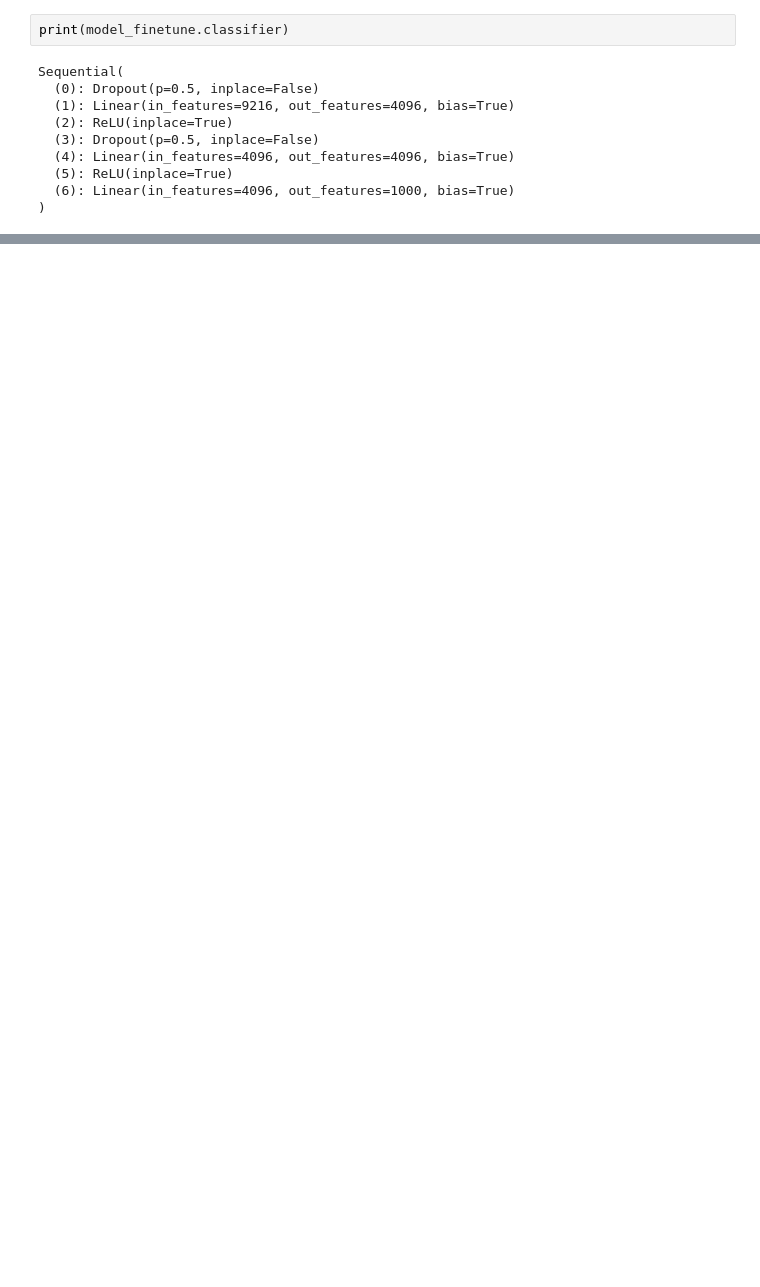
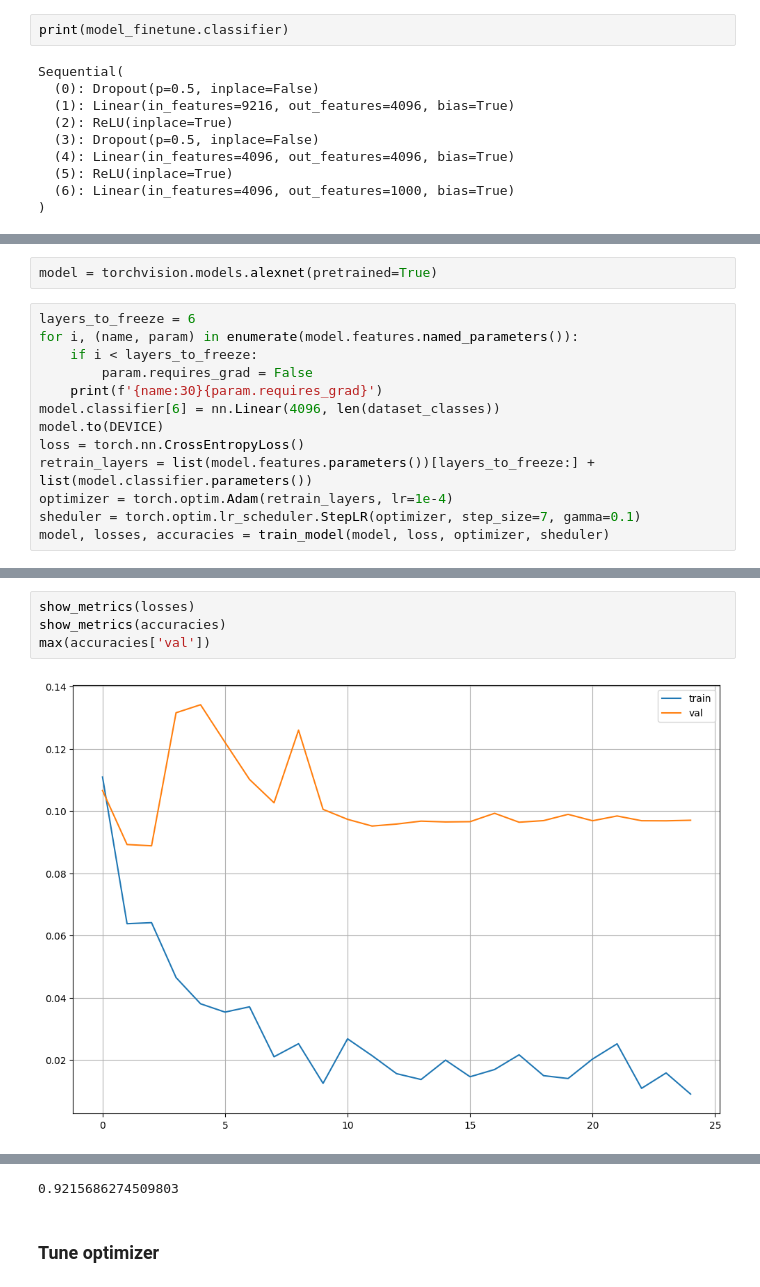
Before and after one commit to TheCuriousCurator/The-Ultimate-ML-Course, a Jupyter notebook: DL + Pytorch/S3-AlexNet-transfer_learning.ipynb, the cells around one changed output, grey strips where cells are left out. Saved outputs shown, nothing was run; the diff lists cells and outputs as text; blank space fills up the shorter version.

```diff
--- a/DL + Pytorch/S3-AlexNet-transfer_learning.ipynb
+++ b/DL + Pytorch/S3-AlexNet-transfer_learning.ipynb
@@ -249,0 +252,15 @@ visualize_predictions(model_finetune)
+# %%
+model = torchvision.models.alexnet(pretrained=True)
+# %%
+layers_to_freeze = 6
+for i, (name, param) in enumerate(model.features.named_parameters()):
+    if i < layers_to_freeze:
+        param.requires_grad = False
+    print(f'{name:30}{param.requires_grad}')
+model.classifier[6] = nn.Linear(4096, len(dataset_classes))
+model.to(DEVICE)
+loss = torch.nn.CrossEntropyLoss()
+retrain_layers = list(model.features.parameters())[layers_to_freeze:] + list(model.classifier.parameters())
+optimizer = torch.optim.Adam(retrain_layers, lr=1e-4)
+sheduler = torch.optim.lr_scheduler.StepLR(optimizer, step_size=7, gamma=0.1)
+model, losses, accuracies = train_model(model, loss, optimizer, sheduler)
@@ -249,0 +278,6 @@ visualize_predictions(model_finetune)
+# %%
+show_metrics(losses)
+show_metrics(accuracies)
+max(accuracies['val'])
+# %% [output]
+[figure, added]
@@ -249,0 +285,3 @@ visualize_predictions(model_finetune)
+0.9215686274509803
+# %% [markdown]
+### Tune optimizer
```
Also changed, not shown: parts of 19 cells of this notebook, 2 other files.
